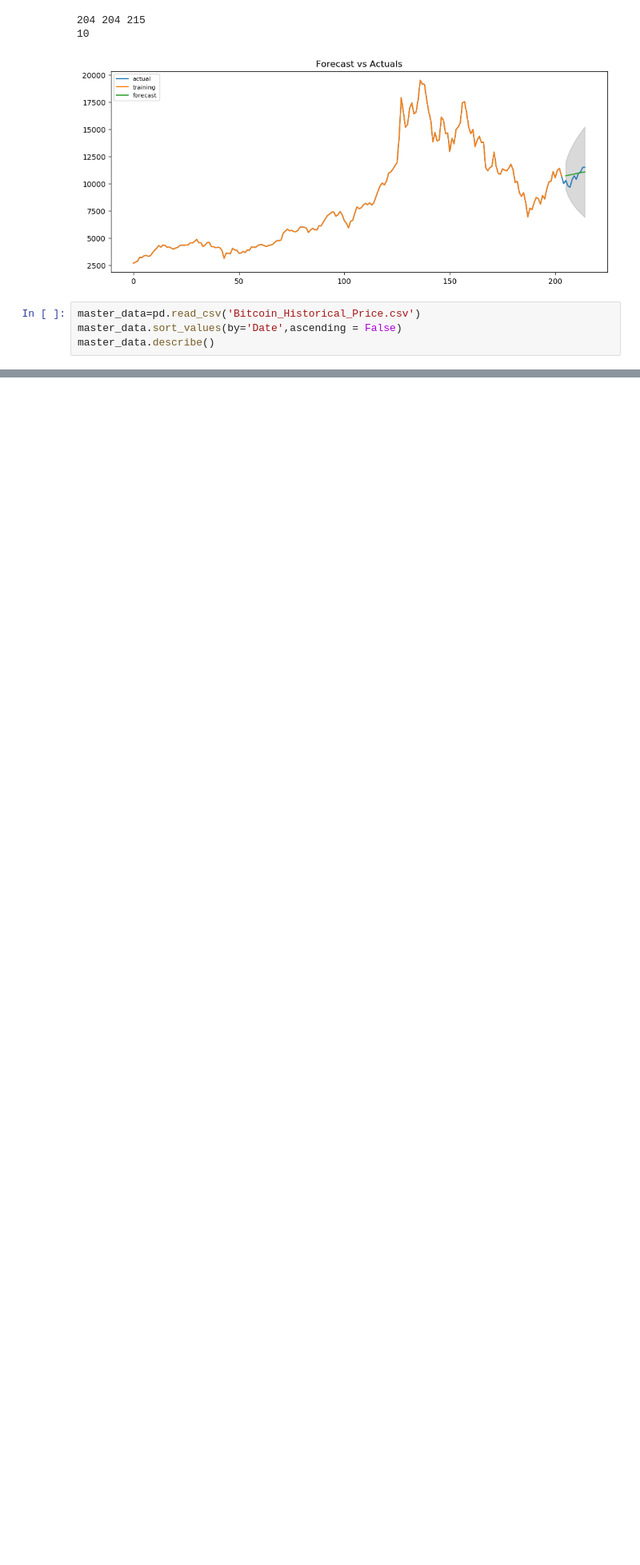
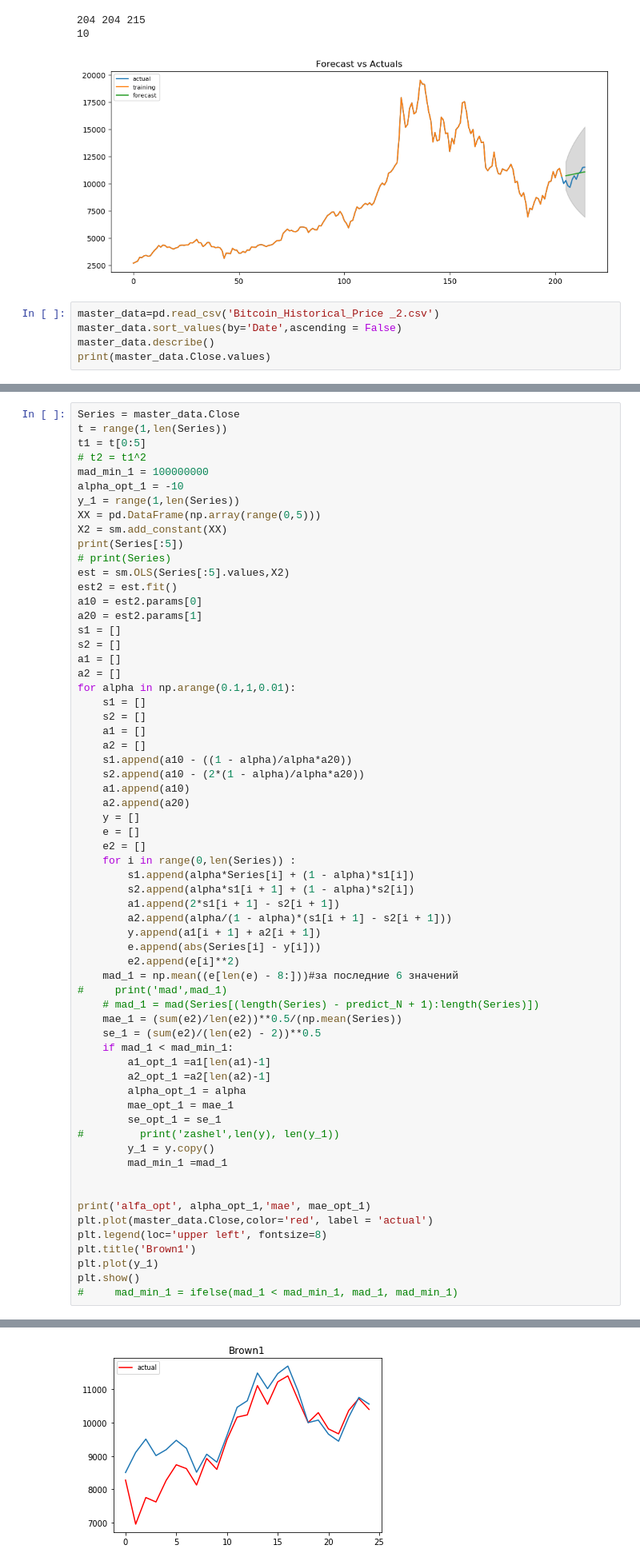
Before and after one commit to ryazadd/Forecasting, a Jupyter notebook: Practicum2.ipynb, the cells around one changed output, grey strips where cells are left out. Shown at 80% size. Cells and saved outputs as stored; diff of their text form; blank space fills up the shorter version.

```diff
--- a/Practicum2.ipynb
+++ b/Practicum2.ipynb
@@ -509,7 +509,8 @@ plt.show()
 10
 [figure]
 # %%
-master_data=pd.read_csv('Bitcoin_Historical_Price.csv')
+master_data=pd.read_csv('Bitcoin_Historical_Price _2.csv')
 master_data.sort_values(by='Date',ascending = False)
 master_data.describe()
+print(master_data.Close.values)
 # %% [output]
@@ -622,0 +521,64 @@ def Holt(series,alpha1,alpha2,a,b):
+# %%
+Series = master_data.Close
+t = range(1,len(Series))
+t1 = t[0:5]
+# t2 = t1^2
+mad_min_1 = 100000000
+alpha_opt_1 = -10
+y_1 = range(1,len(Series))
+XX = pd.DataFrame(np.array(range(0,5)))
+X2 = sm.add_constant(XX)
+print(Series[:5])
+# print(Series)
+est = sm.OLS(Series[:5].values,X2)
+est2 = est.fit()
+a10 = est2.params[0]
+a20 = est2.params[1]
+s1 = []
+s2 = []
+a1 = []
+a2 = []
+for alpha in np.arange(0.1,1,0.01):
+    s1 = []
+    s2 = []
+    a1 = []
+    a2 = []
+    s1.append(a10 - ((1 - alpha)/alpha*a20))
+    s2.append(a10 - (2*(1 - alpha)/alpha*a20))
+    a1.append(a10)
+    a2.append(a20)
+    y = []
+    e = []
+    e2 = []
+    for i in range(0,len(Series)) :
+        s1.append(alpha*Series[i] + (1 - alpha)*s1[i])
+        s2.append(alpha*s1[i + 1] + (1 - alpha)*s2[i])
+        a1.append(2*s1[i + 1] - s2[i + 1])
+        a2.append(alpha/(1 - alpha)*(s1[i + 1] - s2[i + 1]))
+        y.append(a1[i + 1] + a2[i + 1])
+        e.append(abs(Series[i] - y[i]))
+        e2.append(e[i]**2)
+    mad_1 = np.mean((e[len(e) - 8:]))#за последние 6 значений
+#     print('mad',mad_1)
+    # mad_1 = mad(Series[(length(Series) - predict_N + 1):length(Series)])
+    mae_1 = (sum(e2)/len(e2))**0.5/(np.mean(Series))
+    se_1 = (sum(e2)/(len(e2) - 2))**0.5
+    if mad_1 < mad_min_1:
+        a1_opt_1 =a1[len(a1)-1]
+        a2_opt_1 =a2[len(a2)-1]
+        alpha_opt_1 = alpha
+        mae_opt_1 = mae_1
+        se_opt_1 = se_1
+#         print('zashel',len(y), len(y_1))
+        y_1 = y.copy()
+        mad_min_1 =mad_1
+
+
+print('alfa_opt', alpha_opt_1,'mae', mae_opt_1)
+plt.plot(master_data.Close,color='red', label = 'actual')
+plt.legend(loc='upper left', fontsize=8)
+plt.title('Brown1')
+plt.plot(y_1)
+plt.show()
+#     mad_min_1 = ifelse(mad_1 < mad_min_1, mad_1, mad_min_1)
+# %% [output]
@@ -622,0 +592 @@ def Holt(series,alpha1,alpha2,a,b):
+[figure, added]
```
Also changed, not shown: parts of 20 cells of this notebook, 1 other file.
